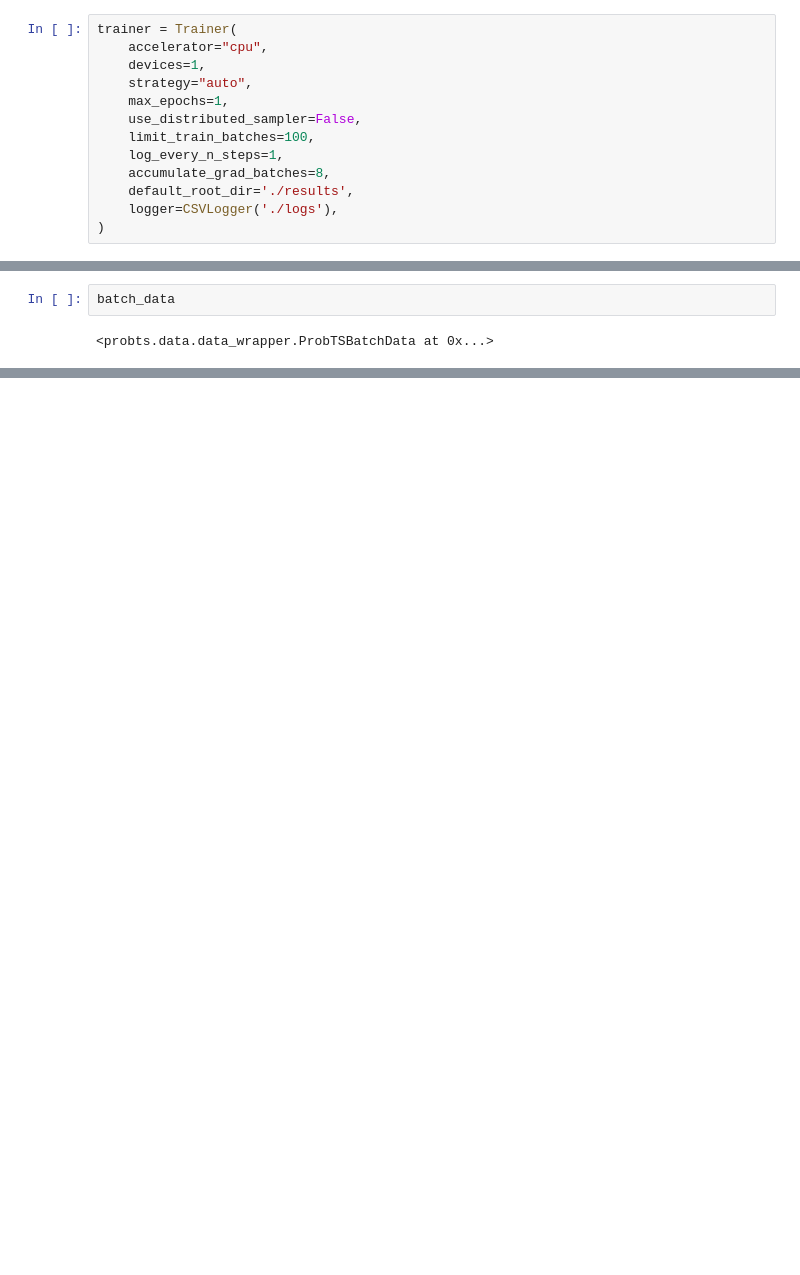
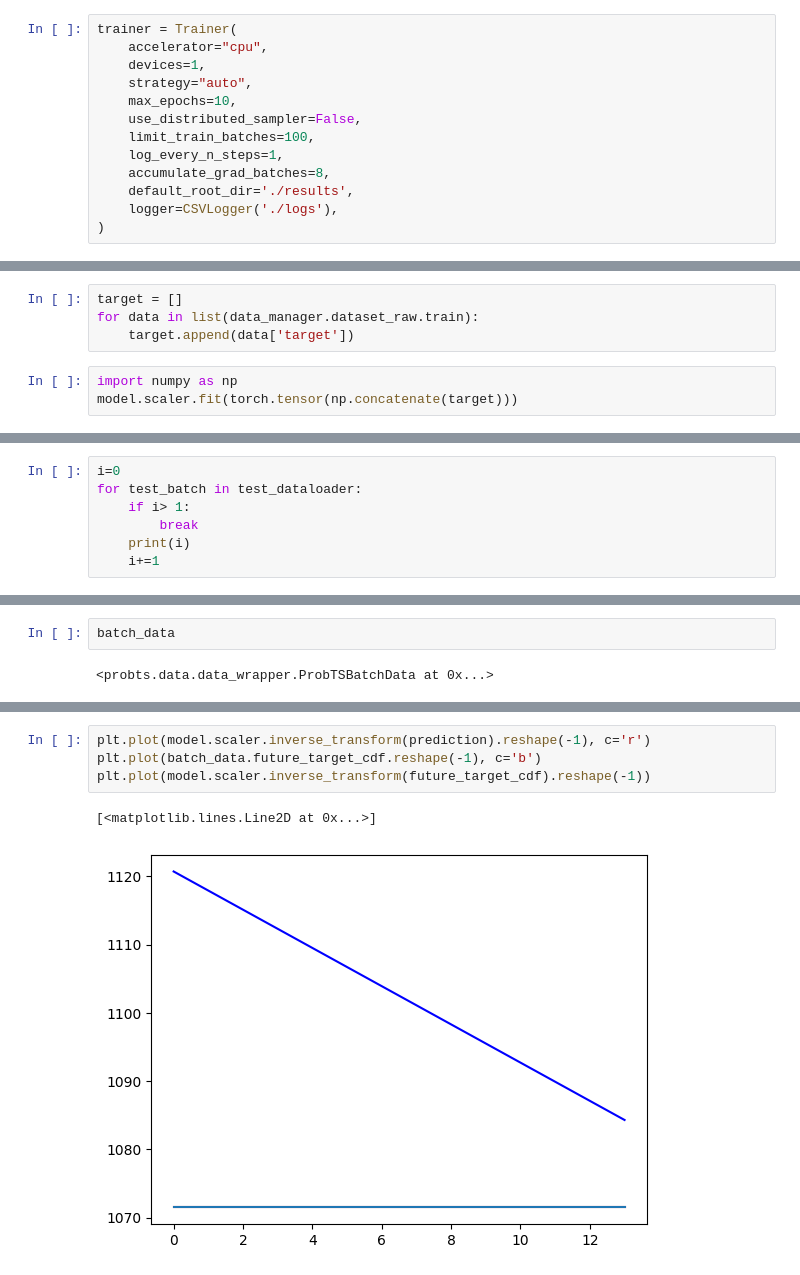
Before and after one commit to ChernovAndrey/ProbTS, a Jupyter notebook: BinTS.ipynb, the cells around one changed output, grey strips where cells are left out. Cells and saved outputs as stored; diff of their text form; blank space fills up the shorter version.

```diff
--- a/BinTS.ipynb
+++ b/BinTS.ipynb
@@ -391,7 +418,7 @@ trainer = Trainer(
     accelerator="cpu",
     devices=1,
     strategy="auto",
-    max_epochs=1,
+    max_epochs=10,
     use_distributed_sampler=False,
     limit_train_batches=100,
     log_every_n_steps=1,
@@ -405,3 +432,10 @@ GPU available: True (mps), used: False
 TPU available: False, using: 0 TPU cores
 HPU available: False, using: 0 HPUs
 /Users/andreichernov/miniforge3/envs/probts/lib/python3.10/site-packages/lightning/pytorch/trainer/setup.py:177: GPU available but not used. You can set it by doing `Trainer(accelerator='gpu')`.
+# %%
+target = []
+for data in list(data_manager.dataset_raw.train):
+    target.append(data['target'])
+# %%
+import numpy as np
+model.scaler.fit(torch.tensor(np.concatenate(target)))
@@ -443,0 +487,7 @@ for test_batch in test_dataloader:
+# %%
+i=0
+for test_batch in test_dataloader:
+    if i> 1:
+        break
+    print(i)
+    i+=1
@@ -465,3 +579,10 @@ torch.Size([1, 84, 1000])
+# %%
+plt.plot(model.scaler.inverse_transform(prediction).reshape(-1), c='r')
+plt.plot(batch_data.future_target_cdf.reshape(-1), c='b')
+plt.plot(model.scaler.inverse_transform(future_target_cdf).reshape(-1))
+# %% [output]
+[<matplotlib.lines.Line2D at 0x...>]
+[figure, added]
 # %%
 batch_data.past_target_cdf.shape
 # %% [output]
```
Also changed, not shown: parts of 28 cells of this notebook.
